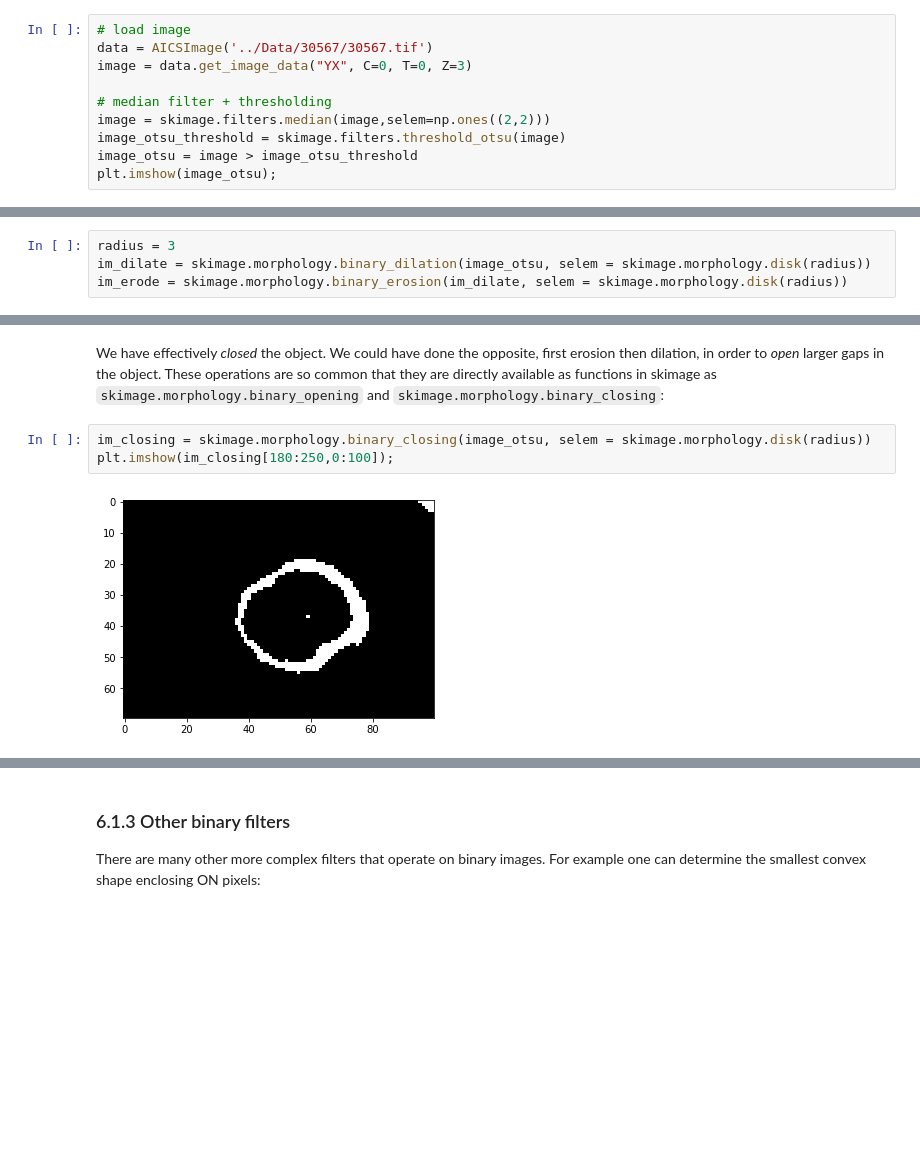
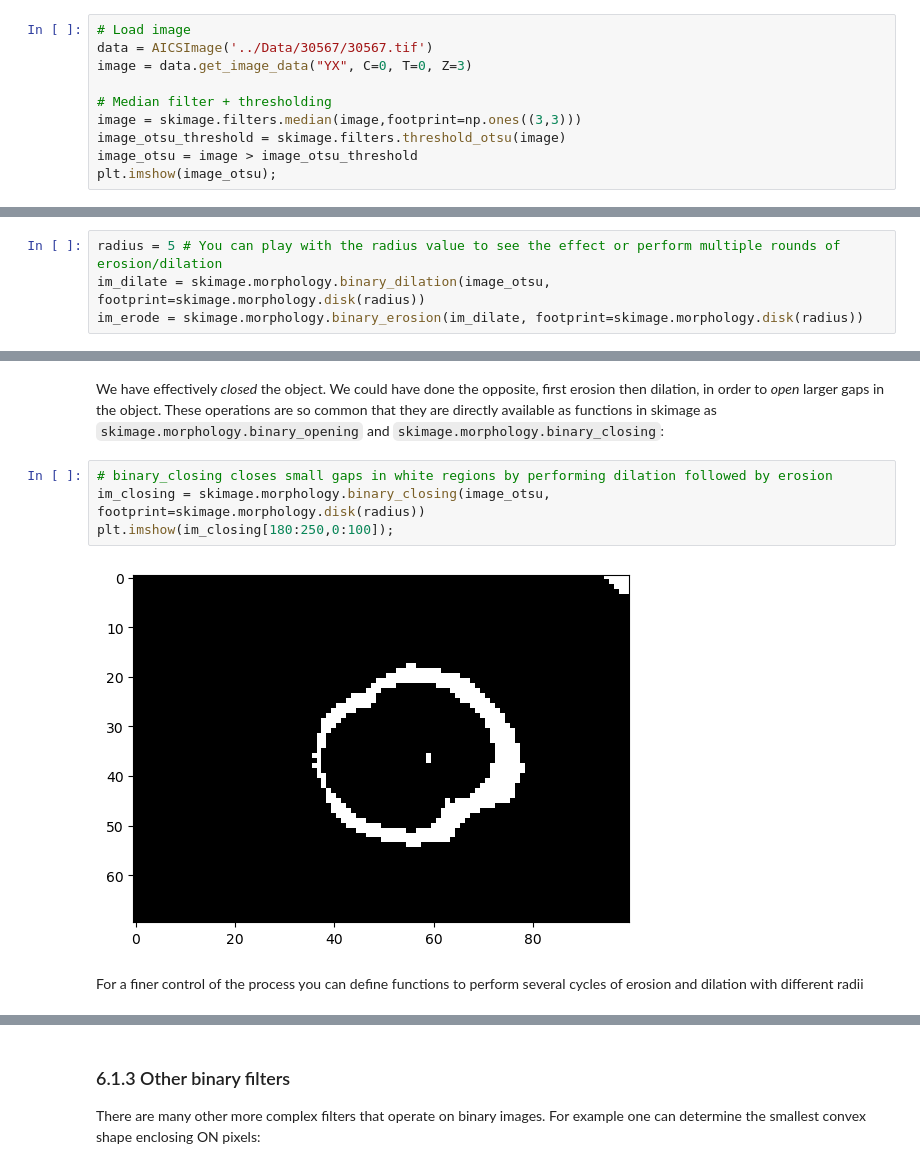
Before and after one commit to guiwitz/neubias_academy_biapy, a Jupyter notebook: 06-Binary_operations.ipynb, the cells around one changed output, grey strips where cells are left out. Cells and saved outputs as stored; diff of their text form; blank space fills up the shorter version.

````diff
--- a/06-Binary_operations.ipynb
+++ b/06-Binary_operations.ipynb
@@ -24,12 +24,12 @@ cmap = random_cmap()
 # %% [markdown]
 We now reload the image from the last chapter and apply some automatic thresholding to it to obtain a binary mask:
 # %%
-# load image
+# Load image
 data = AICSImage('../Data/30567/30567.tif')
 image = data.get_image_data("YX", C=0, T=0, Z=3)
 
-# median filter + thresholding
-image = skimage.filters.median(image,selem=np.ones((2,2)))
+# Median filter + thresholding
+image = skimage.filters.median(image,footprint=np.ones((3,3)))
 image_otsu_threshold = skimage.filters.threshold_otsu(image)
 image_otsu = image > image_otsu_threshold
 plt.imshow(image_otsu);
@@ -79,9 +82,9 @@ plt.imshow(image_otsu[180:250,0:100]);
 # %% [markdown]
 We can first dilate the object to create a continuous ring by closing the gap where it's broken. Then we can erode it with a filter of same size to return it to its original thickness:
 # %%
-radius = 3
-im_dilate = skimage.morphology.binary_dilation(image_otsu, selem = skimage.morphology.disk(radius))
-im_erode = skimage.morphology.binary_erosion(im_dilate, selem = skimage.morphology.disk(radius))
+radius = 5 # You can play with the radius value to see the effect or perform multiple rounds of erosion/dilation
+im_dilate = skimage.morphology.binary_dilation(image_otsu, footprint=skimage.morphology.disk(radius))
+im_erode = skimage.morphology.binary_erosion(im_dilate, footprint=skimage.morphology.disk(radius))
 # %%
 plt.imshow(im_erode[180:250,0:100]);
 # %% [output]
@@ -89,7 +92,10 @@ plt.imshow(im_erode[180:250,0:100]);
 # %% [markdown]
 We have effectively *closed* the object. We could have done the opposite, first erosion then dilation, in order to *open* larger gaps in the object. These operations are so common that they are directly available as functions in skimage as ```skimage.morphology.binary_opening``` and ```skimage.morphology.binary_closing```:
 # %%
-im_closing = skimage.morphology.binary_closing(image_otsu, selem = skimage.morphology.disk(radius))
+# binary_closing closes small gaps in white regions by performing dilation followed by erosion
+im_closing = skimage.morphology.binary_closing(image_otsu, footprint=skimage.morphology.disk(radius))
 plt.imshow(im_closing[180:250,0:100]);
 # %% [output]
-[figure, old version]
+[figure, new version]
+# %% [markdown]
+For a finer control of the process you can define functions to perform several cycles of erosion and dilation with different radii
````
Also changed, not shown: parts of 23 cells of this notebook.
